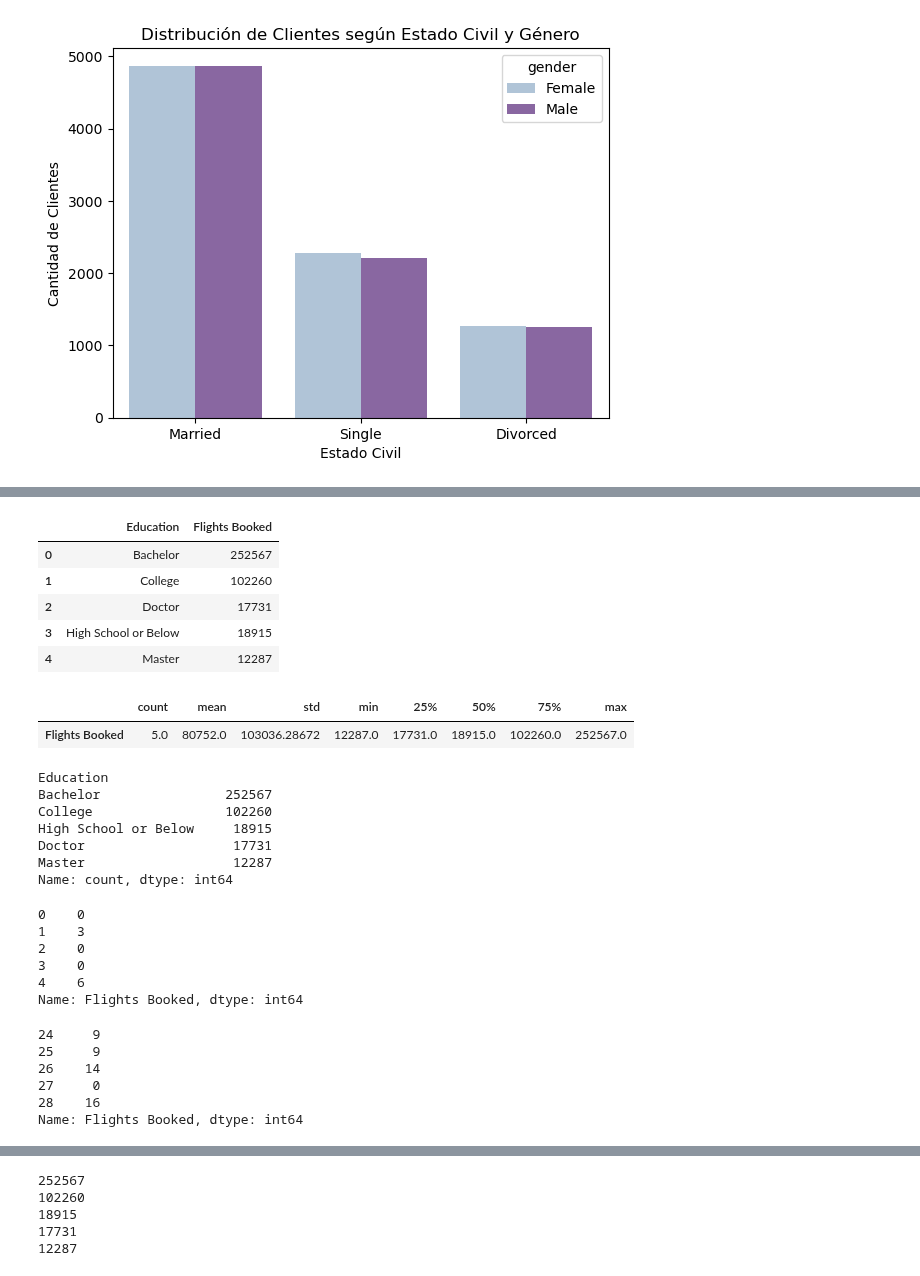
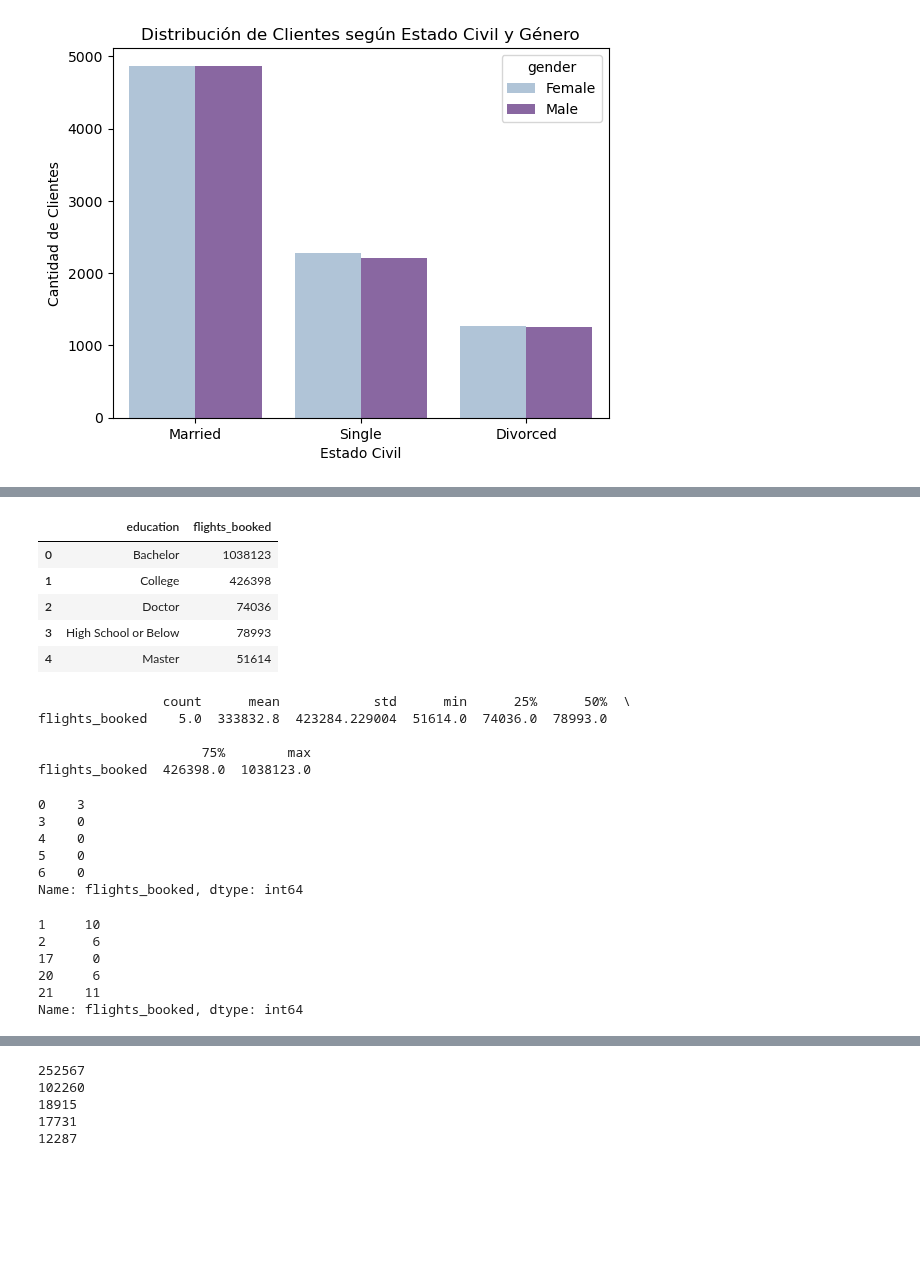
Before and after one commit to Adalab/bda-modulo-3-evaluacion-final-MarPastor, a Jupyter notebook: notebook/final_evaluation_mod3_marpastor.ipynb, the cells around one changed output, grey strips where cells are left out. Drawn from its saved outputs; the diff is of its cells as text; code cells hidden in the pictures; blank space fills up the shorter version.

```diff
--- a/notebook/final_evaluation_mod3_marpastor.ipynb
+++ b/notebook/final_evaluation_mod3_marpastor.ipynb
@@ -1626,6 +1633,6 @@ Se busca evaluar si existen diferencias significativas en el número de vuelos r
 # 1. Preparación de Datos: Filtra el conjunto de datos para incluir únicamente las columnas relevantes:
 # 'Flights Booked' y 'Education'
 # %%
-df_hipotesis = df_completo[['Flights Booked', 'Education']]
+df_hipotesis = df_completo[['flights_booked', 'education']]
 df_hipotesis.head(10)
 # %% [output]
@@ -1644,48 +1651,45 @@ df_hipotesis.head(10)
 # 2. Análisis Descriptivo: Agrupa los datos por nivel educativo y calcula estadísticas descriptivas
 # básicas (como el promedio, la desviación estándar) del número de vuelos reservados para cada grupo
 # %%
-df_grupo = df_hipotesis.groupby(['Education'], as_index=False)['Flights Booked'].count()
+# crear un nuevo DataFrame agrupando con 'groupby()' por Nivel Educativo ('education') y contando cuantos vuelos en total han reservado ('flights_booked') con 'sum()'
+
+df_grupo = df_hipotesis.groupby(['education'], as_index=False)['flights_booked'].sum()
 df_grupo
 # %% [output]
-|  | Education | Flights Booked |
-| 0 | Bachelor | 252567 |
-| 1 | College | 102260 |
-| 2 | Doctor | 17731 |
-| 3 | High School or Below | 18915 |
-| 4 | Master | 12287 |
+|  | education | flights_booked |
+| 0 | Bachelor | 1038123 |
+| 1 | College | 426398 |
+| 2 | Doctor | 74036 |
+| 3 | High School or Below | 78993 |
+| 4 | Master | 51614 |
 # %%
-df_grupo.describe().T
+# explorar las metricas de este nuevo DataFrame:
+
+print(df_grupo.describe().T)
 # %% [output]
-|  | count | mean | std | min | 25% | 50% | 75% | max |
-| Flights Booked | 5.0 | 80752.0 | 103036.28672 | 12287.0 | 17731.0 | 18915.0 | 102260.0 | 252567.0 |
+                count      mean            std      min      25%      50%  \
+flights_booked    5.0  333832.8  423284.229004  51614.0  74036.0  78993.0
+
+                     75%        max
+flights_booked  426398.0  1038123.0
-# %%
-df_completo['Education'].value_counts()
-# %% [output]
-Education
-Bachelor                252567
-College                 102260
-High School or Below     18915
-Doctor                   17731
-Master                   12287
-Name: count, dtype: int64
 # %%
-bachelor = df_completo[df_completo['Education'] == 'Bachelor']['Flights Booked']
+bachelor = df_completo[df_completo['education'] == 'Bachelor']['flights_booked']
 print(bachelor.head())
 # %% [output]
-0    0
-1    3
-2    0
+0    3
 3    0
-4    6
-Name: Flights Booked, dtype: int64
+4    0
+5    0
+6    0
+Name: flights_booked, dtype: int64
 # %%
-college = df_completo[df_completo['Education'] == 'College']['Flights Booked']
+college = df_completo[df_completo['education'] == 'College']['flights_booked']
 print(college.head())
 # %% [output]
-24     9
-25     9
-26    14
-27     0
-28    16
-Name: Flights Booked, dtype: int64
+1     10
+2      6
+17     0
+20     6
+21    11
+Name: flights_booked, dtype: int64
 # %%
```
Also changed, not shown: parts of 13 cells of this notebook, 1 other file.
